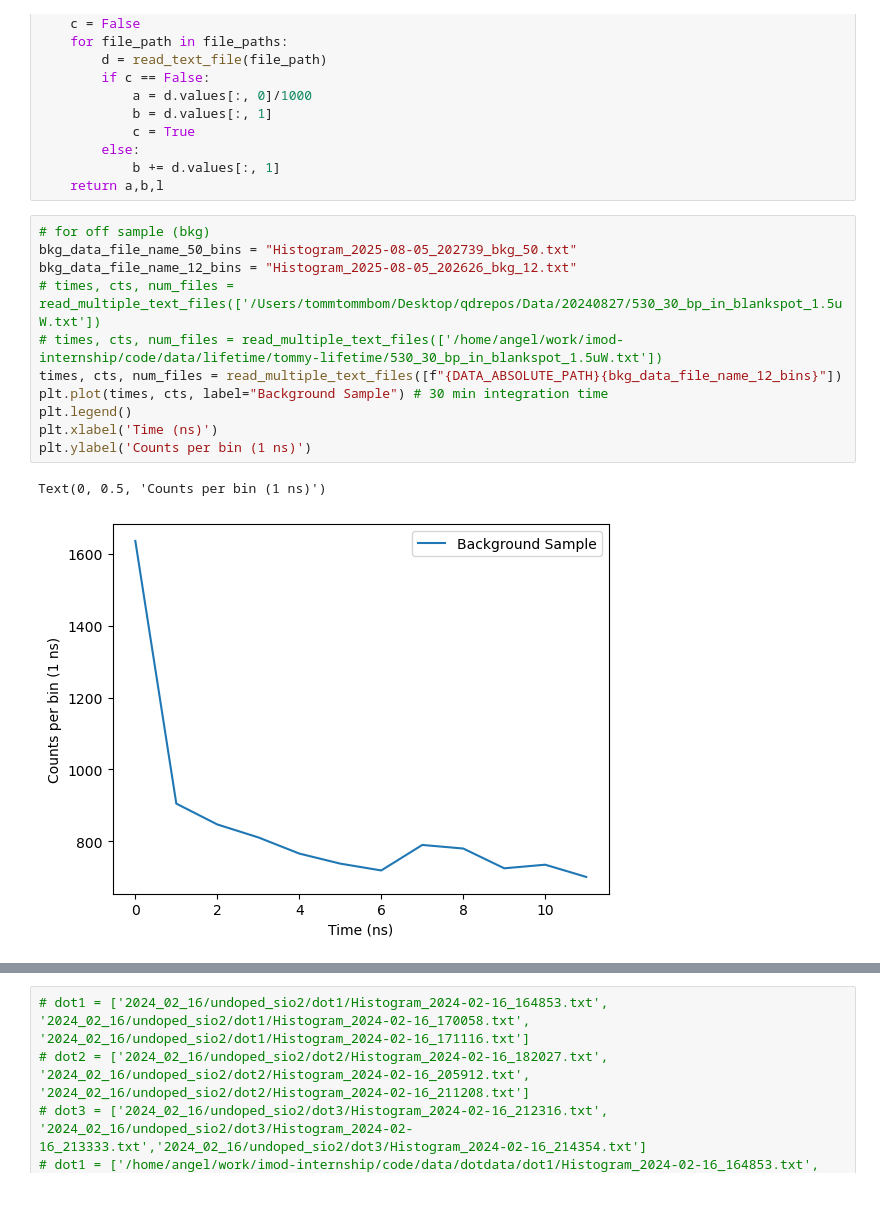
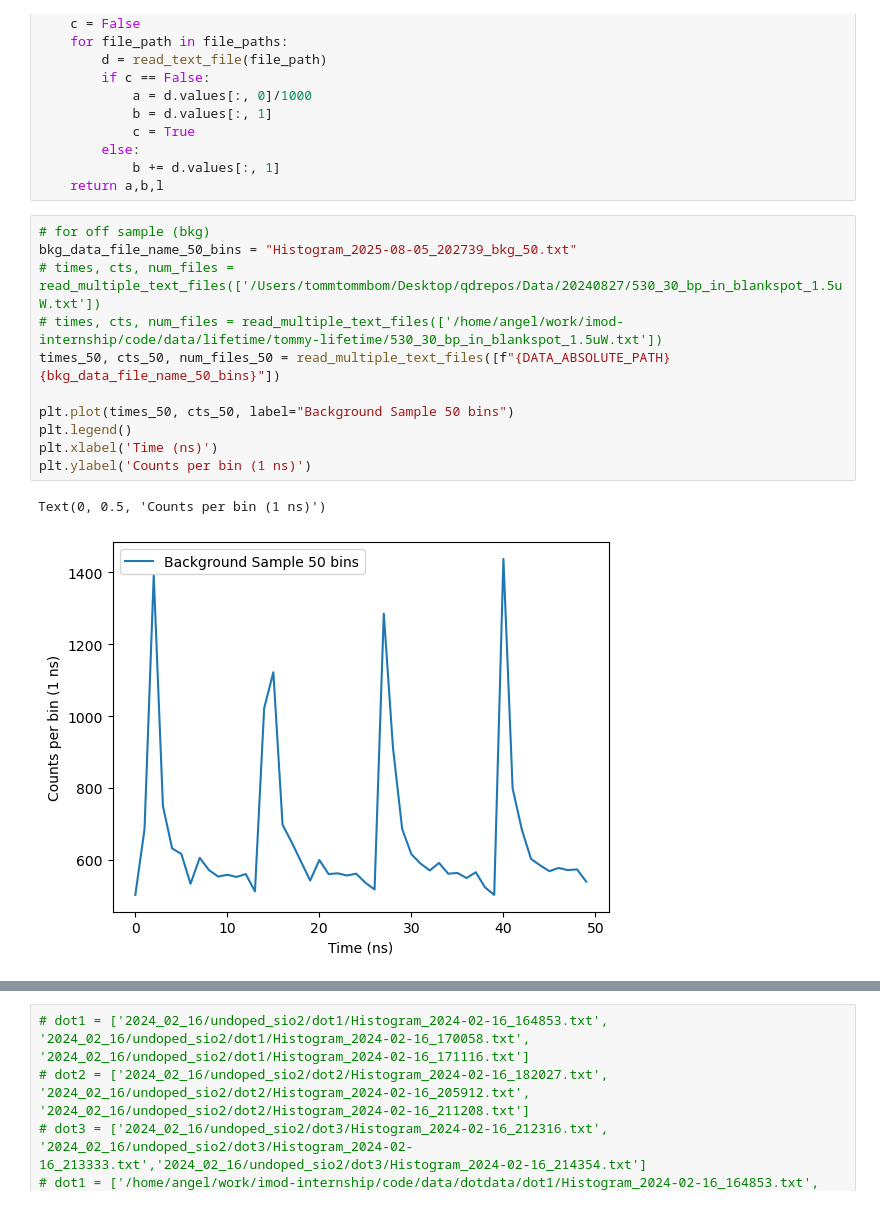
Before and after one commit to UW-Quantum-Defect-Lab/qdmodel, a Jupyter notebook: qdanalysis/timetagger_analysis/lifetimeanalysis.ipynb, the cells around one changed output, grey strips where cells are left out. Cells and saved outputs as stored; diff of their text form.

```diff
--- a/qdanalysis/timetagger_analysis/lifetimeanalysis.ipynb
+++ b/qdanalysis/timetagger_analysis/lifetimeanalysis.ipynb
@@ -108,14 +108,14 @@ def read_multiple_text_files(file_paths):
 # %%
 # for off sample (bkg)
 bkg_data_file_name_50_bins = "Histogram_2025-08-05_202739_bkg_50.txt"
-bkg_data_file_name_12_bins = "Histogram_2025-08-05_202626_bkg_12.txt"
 # times, cts, num_files = read_multiple_text_files(['/Users/tommtommbom/Desktop/qdrepos/Data/20240827/530_30_bp_in_blankspot_1.5uW.txt'])
 # times, cts, num_files = read_multiple_text_files(['/home/angel/work/imod-internship/code/data/lifetime/tommy-lifetime/530_30_bp_in_blankspot_1.5uW.txt'])
-times, cts, num_files = read_multiple_text_files([f"{DATA_ABSOLUTE_PATH}{bkg_data_file_name_12_bins}"])
-plt.plot(times, cts, label="Background Sample") # 30 min integration time
+times_50, cts_50, num_files_50 = read_multiple_text_files([f"{DATA_ABSOLUTE_PATH}{bkg_data_file_name_50_bins}"])
+
+plt.plot(times_50, cts_50, label="Background Sample 50 bins")
 plt.legend()
 plt.xlabel('Time (ns)')
 plt.ylabel('Counts per bin (1 ns)')
 # %% [output]
 Text(0, 0.5, 'Counts per bin (1 ns)')
-[figure, old version]
+[figure, new version]
```
Also changed, not shown: parts of 4 cells of this notebook.
